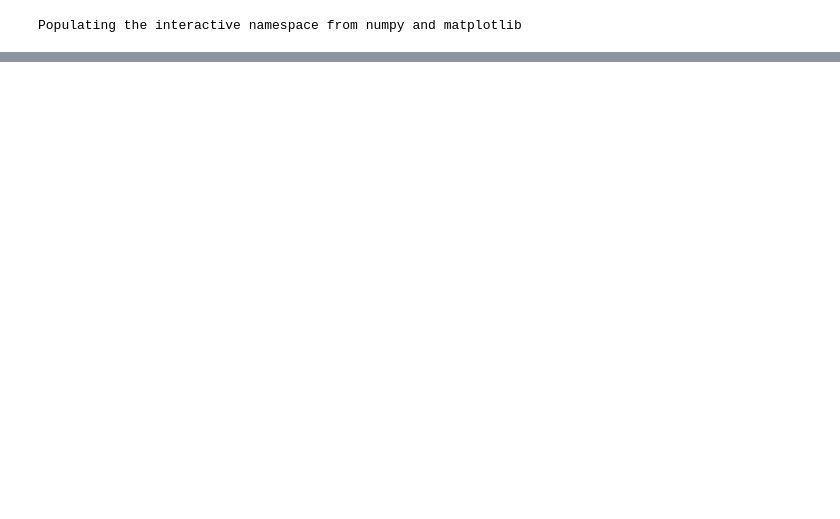
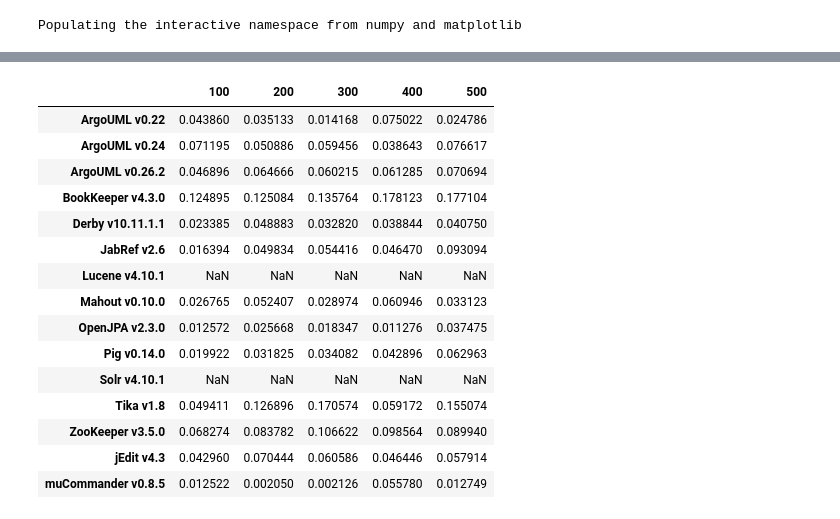
Before and after one commit to cscorley/doc2vec-feature-location, a Jupyter notebook: mrr_graphs.ipynb, the cells around one changed output, grey strips where cells are left out. Cells and saved outputs as stored; diff of their text form; code cells hidden in the pictures; blank space fills up the shorter version.

```diff
--- a/mrr_graphs.ipynb
+++ b/mrr_graphs.ipynb
@@ -30,3 +35,22 @@ lda.T.plot(legend=False)
+# %%
+lda
+# %% [output]
+|  | 100 | 200 | 300 | 400 | 500 |
+| ArgoUML v0.22 | 0.043860 | 0.035133 | 0.014168 | 0.075022 | 0.024786 |
+| ArgoUML v0.24 | 0.071195 | 0.050886 | 0.059456 | 0.038643 | 0.076617 |
+| ArgoUML v0.26.2 | 0.046896 | 0.064666 | 0.060215 | 0.061285 | 0.070694 |
+| BookKeeper v4.3.0 | 0.124895 | 0.125084 | 0.135764 | 0.178123 | 0.177104 |
+| Derby v10.11.1.1 | 0.023385 | 0.048883 | 0.032820 | 0.038844 | 0.040750 |
+| JabRef v2.6 | 0.016394 | 0.049834 | 0.054416 | 0.046470 | 0.093094 |
+| Lucene v4.10.1 | NaN | NaN | NaN | NaN | NaN |
+| Mahout v0.10.0 | 0.026765 | 0.052407 | 0.028974 | 0.060946 | 0.033123 |
+| OpenJPA v2.3.0 | 0.012572 | 0.025668 | 0.018347 | 0.011276 | 0.037475 |
+| Pig v0.14.0 | 0.019922 | 0.031825 | 0.034082 | 0.042896 | 0.062963 |
+| Solr v4.10.1 | NaN | NaN | NaN | NaN | NaN |
+| Tika v1.8 | 0.049411 | 0.126896 | 0.170574 | 0.059172 | 0.155074 |
+| ZooKeeper v3.5.0 | 0.068274 | 0.083782 | 0.106622 | 0.098564 | 0.089940 |
+| jEdit v4.3 | 0.042960 | 0.070444 | 0.060586 | 0.046446 | 0.057914 |
+| muCommander v0.8.5 | 0.012522 | 0.002050 | 0.002126 | 0.055780 | 0.012749 |
 # %%
 vec.T.plot(legend=False)
 # %% [output]
```
Also changed, not shown: parts of 8 cells of this notebook.
